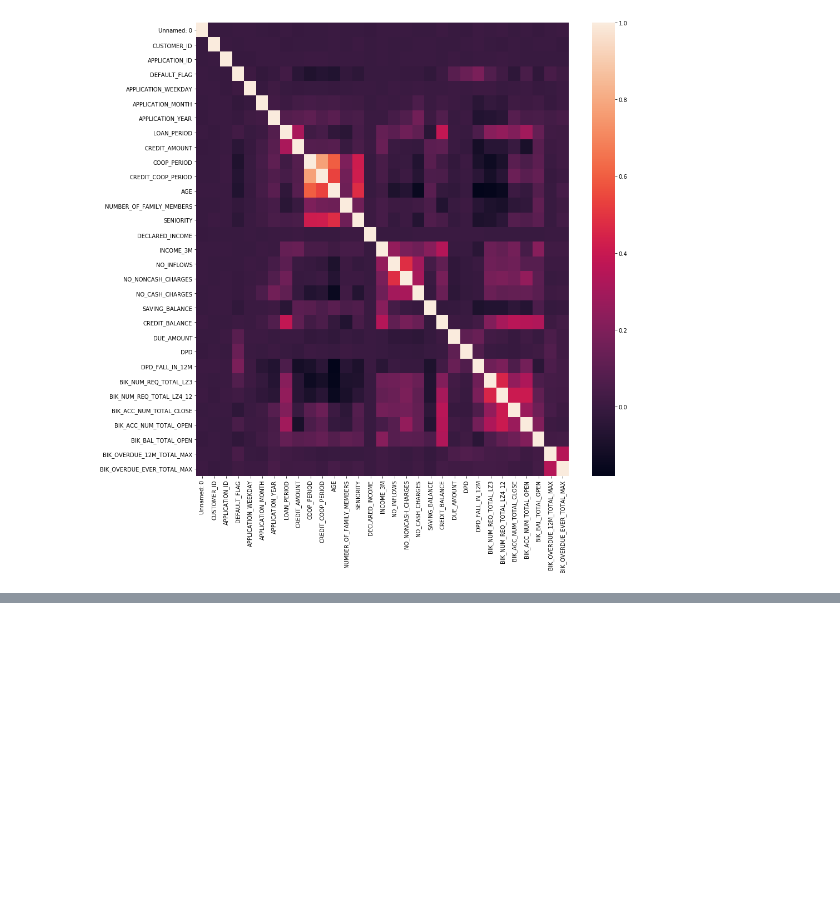
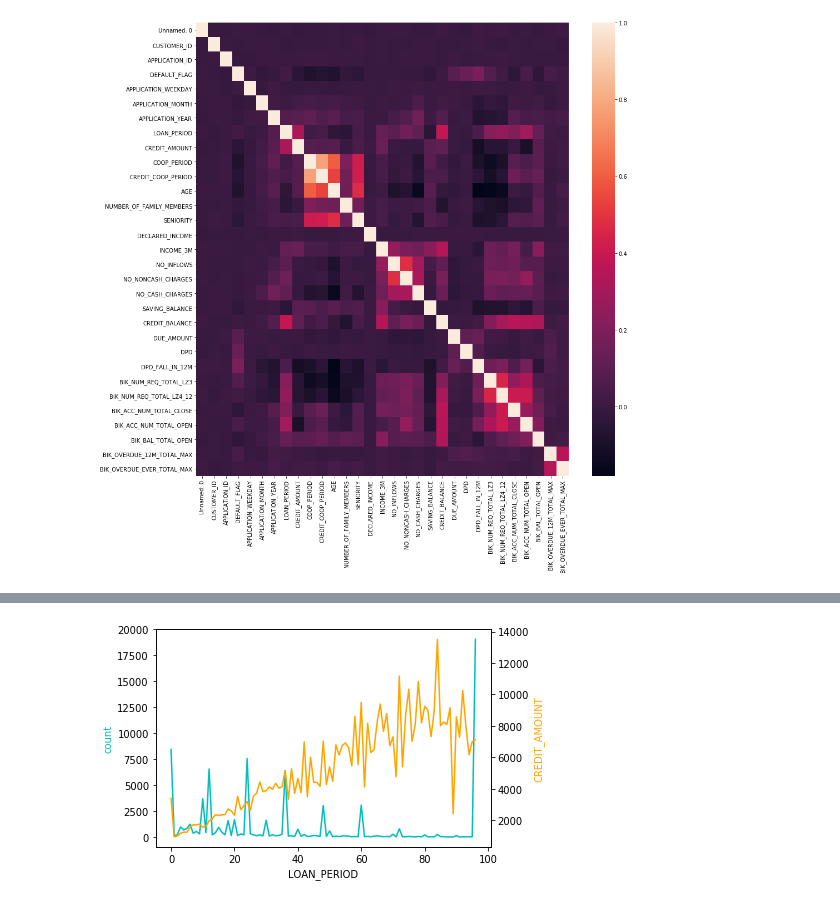
Before and after one commit to tasuki/TeamNameING, a Jupyter notebook: notebooks/Tom.ipynb, the cells around one changed output, grey strips where cells are left out. Saved outputs shown, nothing was run; the diff lists cells and outputs as text; code cells hidden in the pictures; blank space fills up the shorter version.

```diff
--- a/notebooks/Tom.ipynb
+++ b/notebooks/Tom.ipynb
@@ -77,0 +121,4 @@ plt.show()
+# %%
+dependency(numeric, "LOAN_PERIOD", "CREDIT_AMOUNT")
+# %% [output]
+[figure, added]
```
Also changed, not shown: parts of 13 cells of this notebook.
